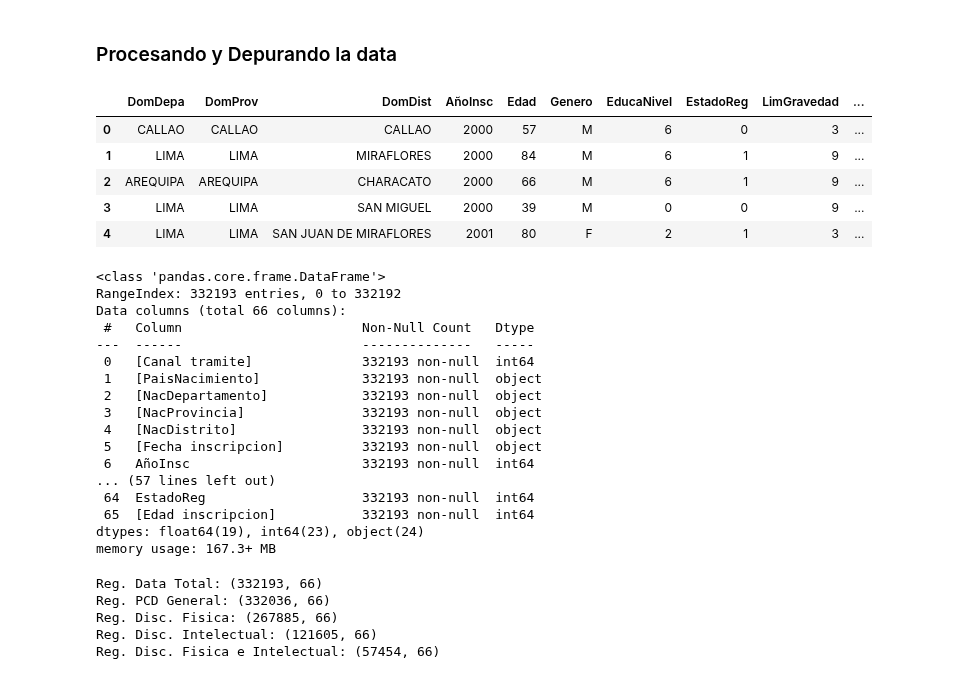
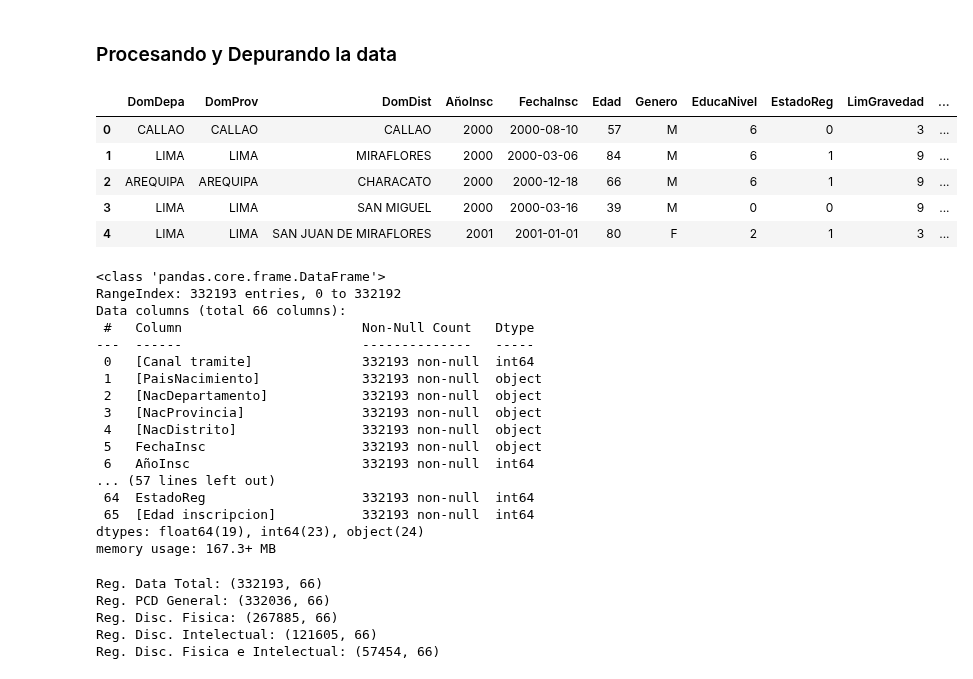
Before and after one commit to CVilaNet/PCDAyac, a Jupyter notebook: SIRNPD.ipynb, the cells around one changed output. Drawn from its saved outputs; the diff is of its cells as text; code cells hidden in the pictures.

```diff
--- a/SIRNPD.ipynb
+++ b/SIRNPD.ipynb
@@ -1,11 +1,11 @@
 # %% [markdown]
 ### Cargando la data **CSV** del entorno de ejecución local
 # %%
-import chardet
-import pandas as pd
+#import chardet
+#import pandas as pd
 
-with open('SIRNPD_2021_agosto.csv', 'rb') as f:
-    enc = chardet.detect(f.read())  # or readline if the file is large
+#with open('SIRNPD_2021_agosto.csv', 'rb') as f:
+#    enc = chardet.detect(f.read())  # or readline if the file is large
 
-data = pd.read_csv('SIRNPD_2021_agosto.csv', encoding = enc['encoding'])
-data.shape
+#data = pd.read_csv('SIRNPD_2021_agosto.csv', encoding = enc['encoding'])
+#data.shape
@@ -71,24 +62,24 @@ Index(['[Canal tramite]', '[PaisNacimiento]', '[NacDepartamento]',
 dataPCD = data.copy(deep=True)
 # %%
 dataPCD.rename(columns = {'[DomDepartamentoIns]':'DomDepa', '[DomProvinciaIns]':'DomProv',
-                          '[DomDistritoIns]':'DomDist',  '[Año inscripcion]':'AñoInsc',
+                          '[DomDistritoIns]':'DomDist',  '[Año inscripcion]':'AñoInsc', '[Fecha inscripcion]':'FechaInsc',
                           '[Edad]':'Edad', '[Genero]':'Genero', '[EducaNivelResum actualizacion]':'EducaNivel',
                           '[Estado Registro]':'EstadoReg', '[LimGravedad]':'LimGravedad',
                           '[def_intelectual]':'def_intelectual', '[def_psicologica]':'def_psicologica',
                           '[def_lenguaje]':'def_lenguaje', '[def_audicion]':'def_audicion', '[def_vision]':'def_vision',
                           '[def_viscerales]':'def_viscerales', '[def_musculo]':'def_musculo', '[def_generalizadas]':'def_generalizadas'}, inplace = True)
 # %%
-columns_data = ['DomDepa', 'DomProv', 'DomDist', 'AñoInsc', 'Edad', 'Genero', 'EducaNivel','EstadoReg', 'LimGravedad',
+columns_data = ['DomDepa', 'DomProv', 'DomDist', 'AñoInsc', 'FechaInsc', 'Edad', 'Genero', 'EducaNivel','EstadoReg', 'LimGravedad',
                 'def_intelectual', 'def_psicologica', 'def_lenguaje', 'def_audicion',
                 'def_vision', 'def_viscerales', 'def_musculo', 'def_generalizadas']
 dataPCD[columns_data].head()
 # %% [output]
-|  | DomDepa | DomProv | DomDist | AñoInsc | Edad | Genero | EducaNivel | EstadoReg | LimGravedad | ... |
-| 0 | CALLAO | CALLAO | CALLAO | 2000 | 57 | M | 6 | 0 | 3 | ... |
-| 1 | LIMA | LIMA | MIRAFLORES | 2000 | 84 | M | 6 | 1 | 9 | ... |
-| 2 | AREQUIPA | AREQUIPA | CHARACATO | 2000 | 66 | M | 6 | 1 | 9 | ... |
-| 3 | LIMA | LIMA | SAN MIGUEL | 2000 | 39 | M | 0 | 0 | 9 | ... |
-| 4 | LIMA | LIMA | SAN JUAN DE MIRAFLORES | 2001 | 80 | F | 2 | 1 | 3 | ... |
+|  | DomDepa | DomProv | DomDist | AñoInsc | FechaInsc | Edad | Genero | EducaNivel | EstadoReg | LimGravedad | ... |
+| 0 | CALLAO | CALLAO | CALLAO | 2000 | 2000-08-10 | 57 | M | 6 | 0 | 3 | ... |
+| 1 | LIMA | LIMA | MIRAFLORES | 2000 | 2000-03-06 | 84 | M | 6 | 1 | 9 | ... |
+| 2 | AREQUIPA | AREQUIPA | CHARACATO | 2000 | 2000-12-18 | 66 | M | 6 | 1 | 9 | ... |
+| 3 | LIMA | LIMA | SAN MIGUEL | 2000 | 2000-03-16 | 39 | M | 0 | 0 | 9 | ... |
+| 4 | LIMA | LIMA | SAN JUAN DE MIRAFLORES | 2001 | 2001-01-01 | 80 | F | 2 | 1 | 3 | ... |
 # %%
 dataPCD.info()
 # %% [output]
@@ -102,7 +93,7 @@ Data columns (total 66 columns):
  2   [NacDepartamento]            332193 non-null  object
  3   [NacProvincia]               332193 non-null  object
  4   [NacDistrito]                332193 non-null  object
- 5   [Fecha inscripcion]          332193 non-null  object
+ 5   FechaInsc                    332193 non-null  object
  6   AñoInsc                      332193 non-null  int64
 ... (57 lines left out)
  64  EstadoReg                    332193 non-null  int64
```
Also changed, not shown: parts of 17 cells of this notebook.
